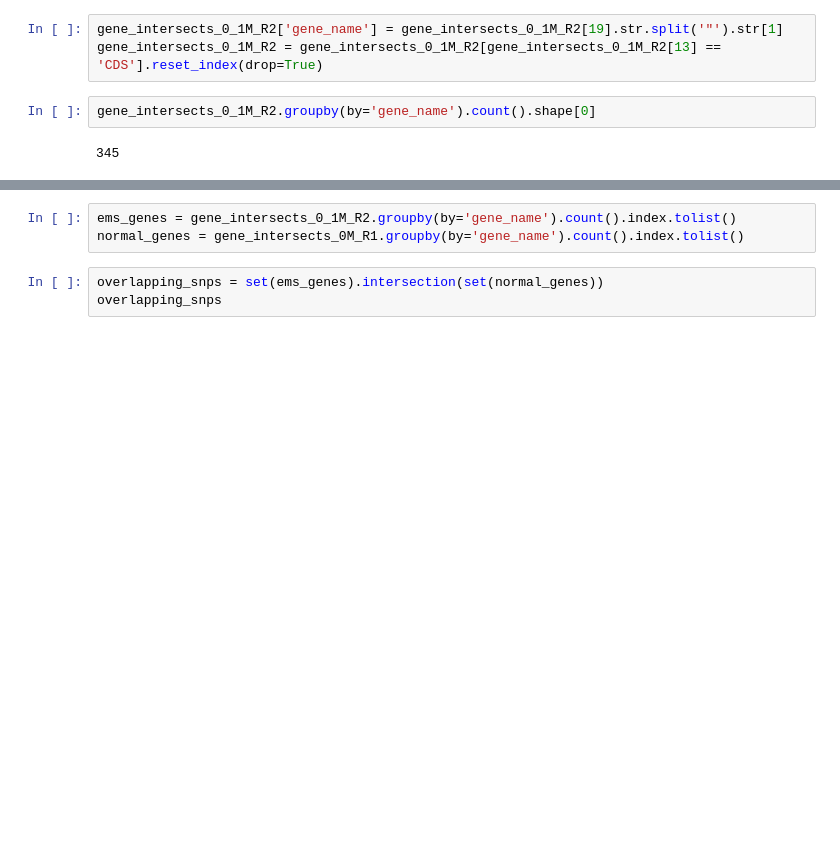
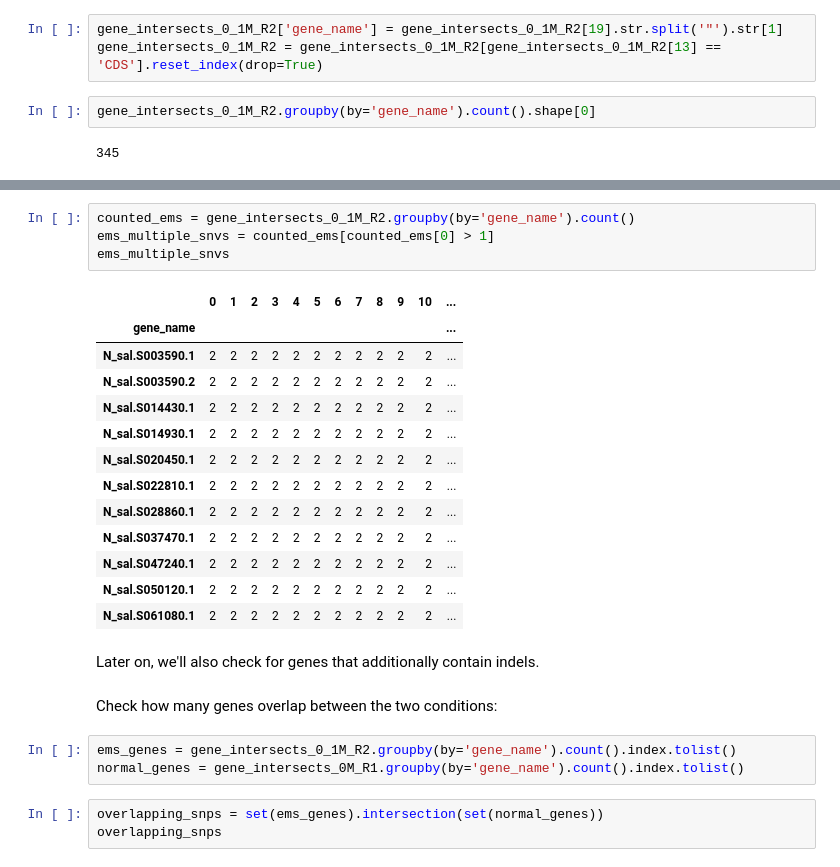
Before and after one commit to serenalotreck/evolved-nanno, a Jupyter notebook: notebooks/variant_exploration.ipynb, the cells around one changed output, grey strips where cells are left out. Drawn from its saved outputs; the diff is of its cells as text; blank space fills up the shorter version.

```diff
--- a/notebooks/variant_exploration.ipynb
+++ b/notebooks/variant_exploration.ipynb
@@ -373,3 +383,25 @@ gene_intersects_0_1M_R2.groupby(by='gene_name').count().shape[0]
+# %%
+counted_ems = gene_intersects_0_1M_R2.groupby(by='gene_name').count()
+ems_multiple_snvs = counted_ems[counted_ems[0] > 1]
+ems_multiple_snvs
+# %% [output]
+|  | 0 | 1 | 2 | 3 | 4 | 5 | 6 | 7 | 8 | 9 | 10 | ... |
+| gene_name |  |  |  |  |  |  |  |  |  |  |  | ... |
+| N_sal.S003590.1 | 2 | 2 | 2 | 2 | 2 | 2 | 2 | 2 | 2 | 2 | 2 | ... |
+| N_sal.S003590.2 | 2 | 2 | 2 | 2 | 2 | 2 | 2 | 2 | 2 | 2 | 2 | ... |
+| N_sal.S014430.1 | 2 | 2 | 2 | 2 | 2 | 2 | 2 | 2 | 2 | 2 | 2 | ... |
+| N_sal.S014930.1 | 2 | 2 | 2 | 2 | 2 | 2 | 2 | 2 | 2 | 2 | 2 | ... |
+| N_sal.S020450.1 | 2 | 2 | 2 | 2 | 2 | 2 | 2 | 2 | 2 | 2 | 2 | ... |
+| N_sal.S022810.1 | 2 | 2 | 2 | 2 | 2 | 2 | 2 | 2 | 2 | 2 | 2 | ... |
+| N_sal.S028860.1 | 2 | 2 | 2 | 2 | 2 | 2 | 2 | 2 | 2 | 2 | 2 | ... |
+| N_sal.S037470.1 | 2 | 2 | 2 | 2 | 2 | 2 | 2 | 2 | 2 | 2 | 2 | ... |
+| N_sal.S047240.1 | 2 | 2 | 2 | 2 | 2 | 2 | 2 | 2 | 2 | 2 | 2 | ... |
+| N_sal.S050120.1 | 2 | 2 | 2 | 2 | 2 | 2 | 2 | 2 | 2 | 2 | 2 | ... |
+| N_sal.S061080.1 | 2 | 2 | 2 | 2 | 2 | 2 | 2 | 2 | 2 | 2 | 2 | ... |
+# %% [markdown]
+Later on, we'll also check for genes that additionally contain indels.
+# %% [markdown]
+Check how many genes overlap between the two conditions:
 # %%
 ems_genes = gene_intersects_0_1M_R2.groupby(by='gene_name').count().index.tolist()
 normal_genes = gene_intersects_0M_R1.groupby(by='gene_name').count().index.tolist()
```
Also changed, not shown: parts of 32 cells of this notebook, 1 other file.
